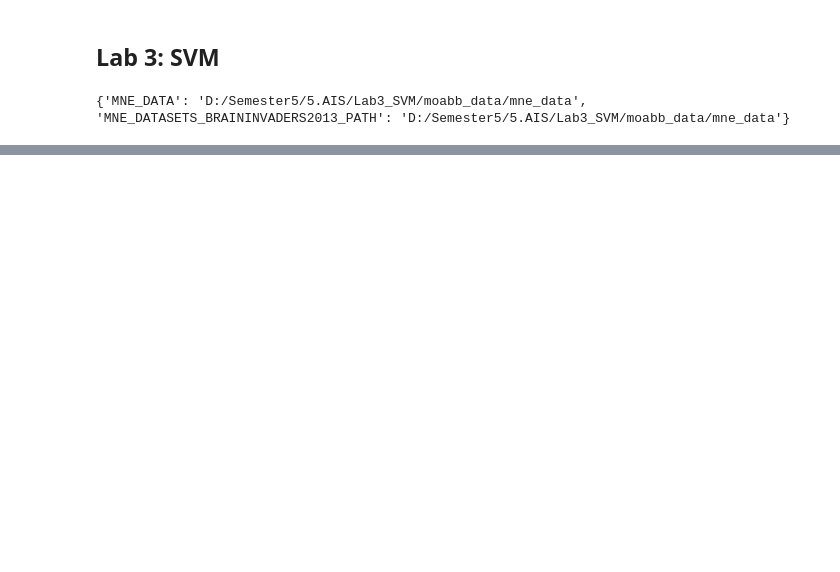
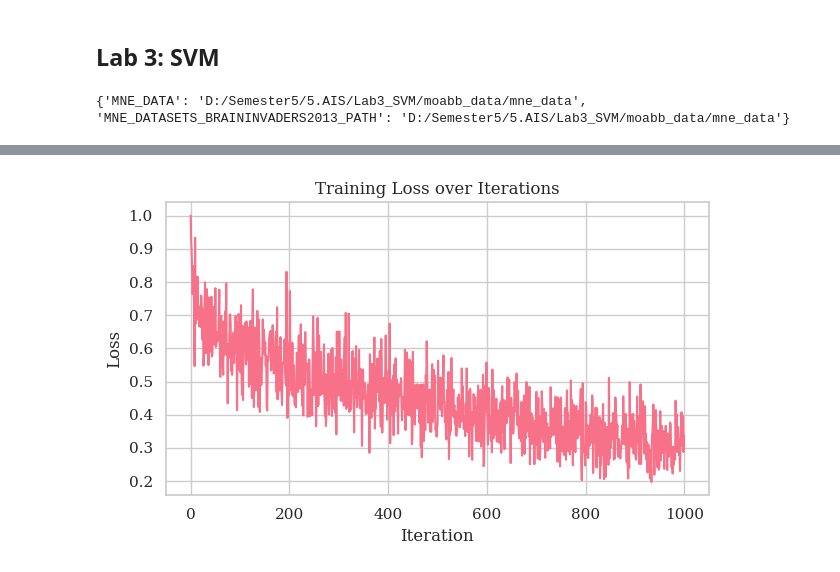
Before and after one commit to PNT131ITMO/5.AIS, a Jupyter notebook: Lab3_SVM/lab3.ipynb, the cells around one changed output, grey strips where cells are left out. Saved outputs shown, nothing was run; the diff lists cells and outputs as text; code cells hidden in the pictures; blank space fills up the shorter version.

```diff
--- a/Lab3_SVM/lab3.ipynb
+++ b/Lab3_SVM/lab3.ipynb
@@ -46,0 +204,32 @@ Use this value as the 'known_hash' argument of 'pooch.retrieve' to ensure that t
+# %%
+# Visualization cell
+plt.figure(figsize=(12, 4))
+
+# Plot 1: Training Loss
+plt.subplot(121)
+plt.plot(svm.losses)
+plt.title('Training Loss over Iterations')
+plt.xlabel('Iteration')
+plt.ylabel('Loss')
+
+if X_train.shape[1] == 2:
+    plt.subplot(122)
+
+    x_min, x_max = X_train[:, 0].min() - 1, X_train[:, 0].max() + 1
+    y_min, y_max = X_train[:, 1].min() - 1, X_train[:, 1].max() + 1
+    xx, yy = np.meshgrid(np.arange(x_min, x_max, 0.1),
+                        np.arange(y_min, y_max, 0.1))
+
+    # Dự đoán trên lưới điểm
+    Z = svm.predict(torch.FloatTensor(np.c_[xx.ravel(), yy.ravel()]))
+    Z = Z.reshape(xx.shape)
+
+    # Vẽ decision boundary
+    plt.contourf(xx, yy, Z, alpha=0.4)
+    plt.scatter(X_train[:, 0], X_train[:, 1], c=y_train, alpha=0.8)
+    plt.title('Decision Boundary')
+
+plt.tight_layout()
+plt.show()
+# %% [output]
+[figure, added]
```
Also changed, not shown: parts of 7 cells of this notebook, 2 other files.
